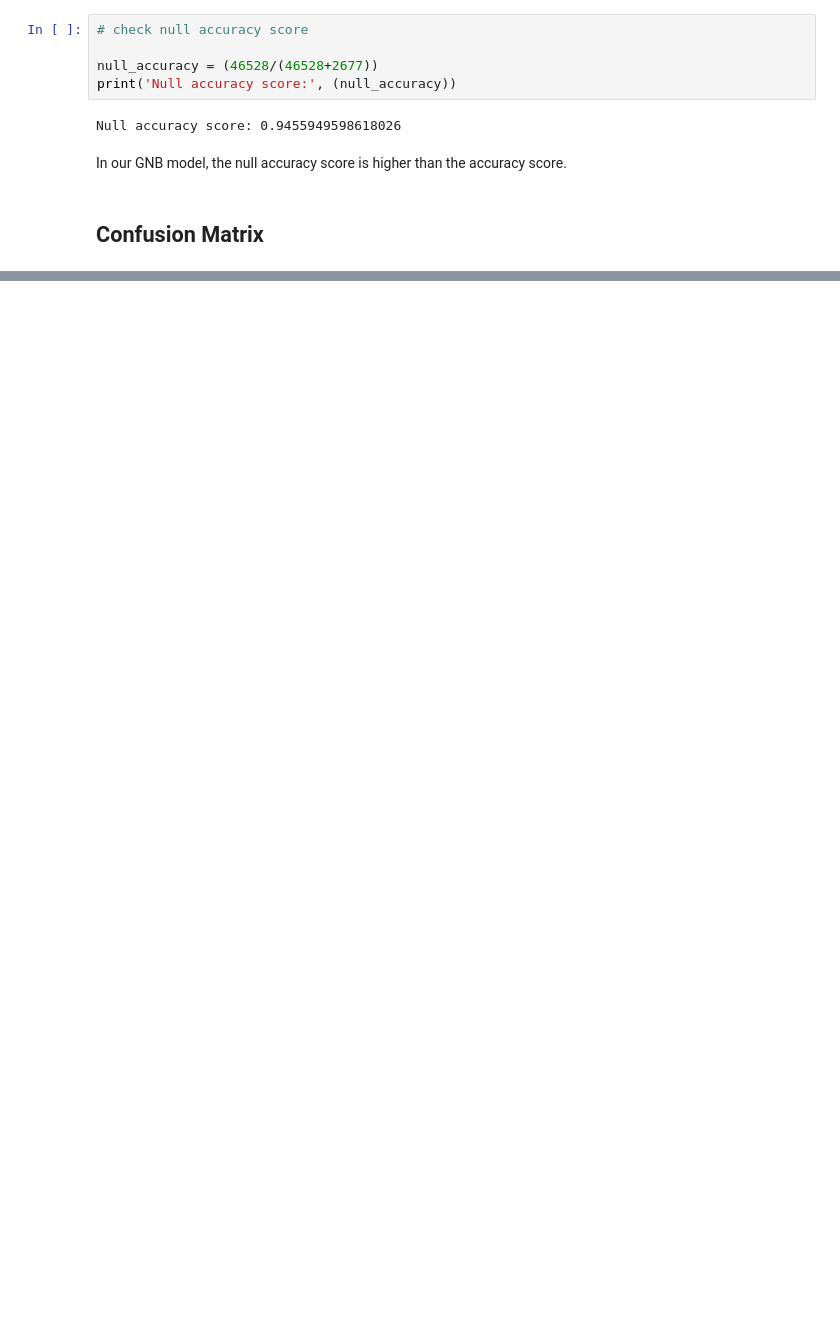
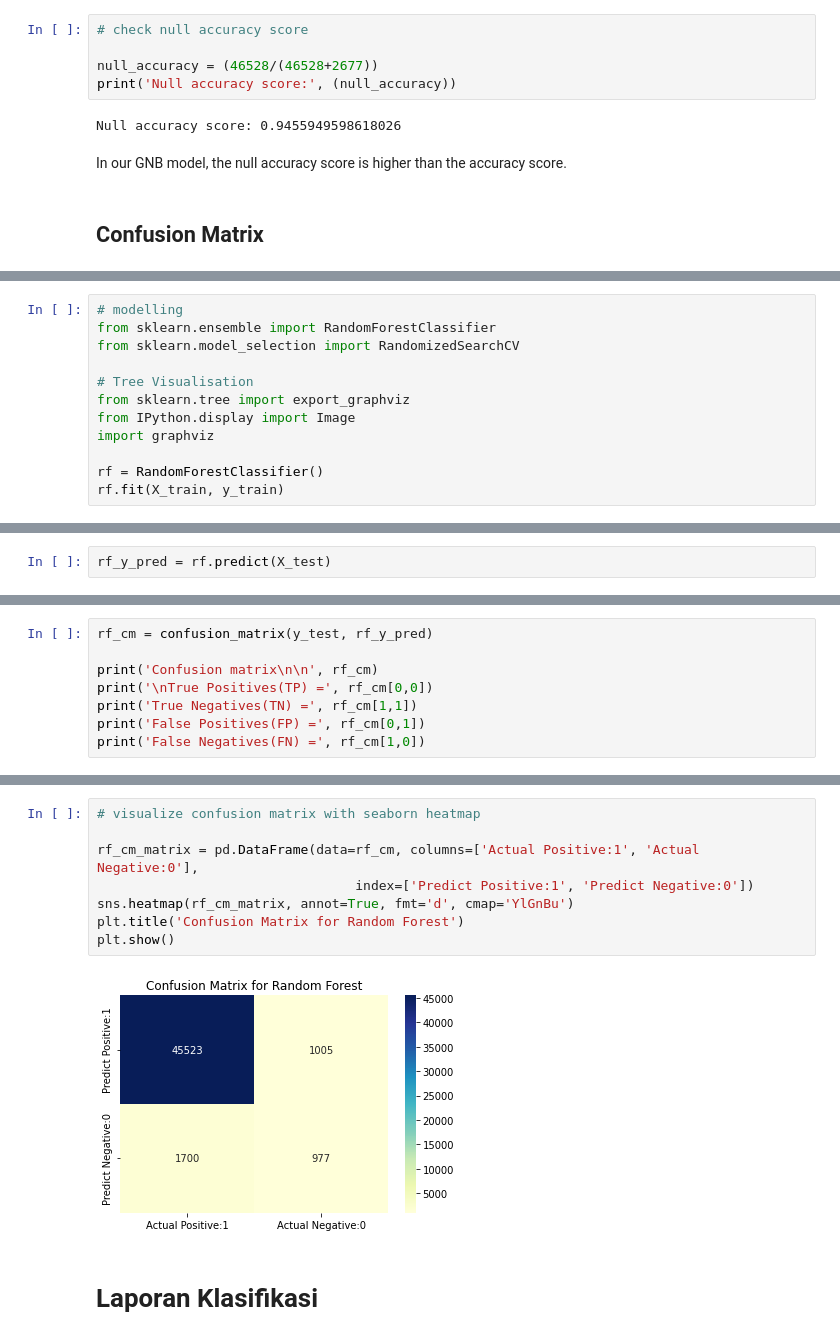
Before and after one commit to devinaarr/Tubes-AIFB, a Jupyter notebook: tubes-aifb.ipynb, the cells around one changed output, grey strips where cells are left out. Cells and saved outputs as stored; diff of their text form; blank space fills up the shorter version.

Commit message:
Forest

```diff
--- a/tubes-aifb.ipynb
+++ b/tubes-aifb.ipynb
@@ -595,0 +578,12 @@ weighted avg       0.94      0.77      0.83     49205
+# %%
+# modelling
+from sklearn.ensemble import RandomForestClassifier
+from sklearn.model_selection import RandomizedSearchCV
+
+# Tree Visualisation
+from sklearn.tree import export_graphviz
+from IPython.display import Image
+import graphviz
+
+rf = RandomForestClassifier()
+rf.fit(X_train, y_train)
@@ -595,0 +592,2 @@ weighted avg       0.94      0.77      0.83     49205
+# %%
+rf_y_pred = rf.predict(X_test)
@@ -595,0 +642,8 @@ weighted avg       0.94      0.77      0.83     49205
+# %%
+rf_cm = confusion_matrix(y_test, rf_y_pred)
+
+print('Confusion matrix\n\n', rf_cm)
+print('\nTrue Positives(TP) =', rf_cm[0,0])
+print('True Negatives(TN) =', rf_cm[1,1])
+print('False Positives(FP) =', rf_cm[0,1])
+print('False Negatives(FN) =', rf_cm[1,0])
@@ -595,0 +660,12 @@ weighted avg       0.94      0.77      0.83     49205
+# %%
+# visualize confusion matrix with seaborn heatmap
+
+rf_cm_matrix = pd.DataFrame(data=rf_cm, columns=['Actual Positive:1', 'Actual Negative:0'],
+                                 index=['Predict Positive:1', 'Predict Negative:0'])
+sns.heatmap(rf_cm_matrix, annot=True, fmt='d', cmap='YlGnBu')
+plt.title('Confusion Matrix for Random Forest')
+plt.show()
+# %% [output]
+[figure, added]
+# %% [markdown]
+# Laporan Klasifikasi
```
Also changed, not shown: parts of 34 cells of this notebook.
